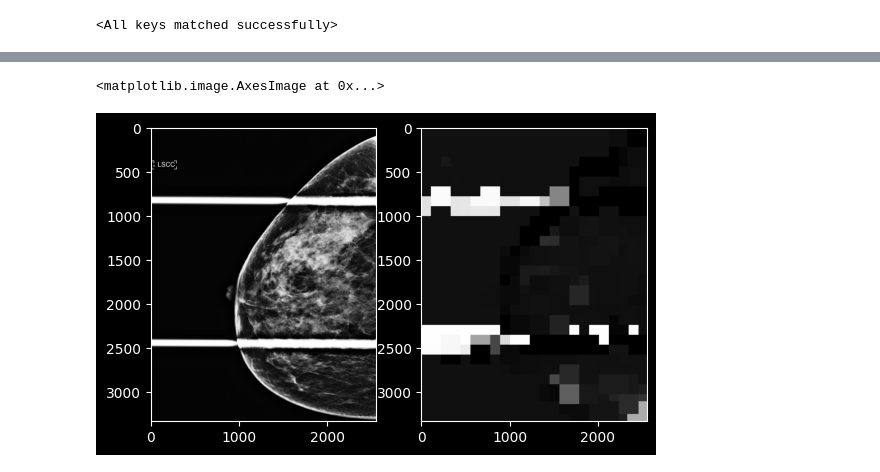
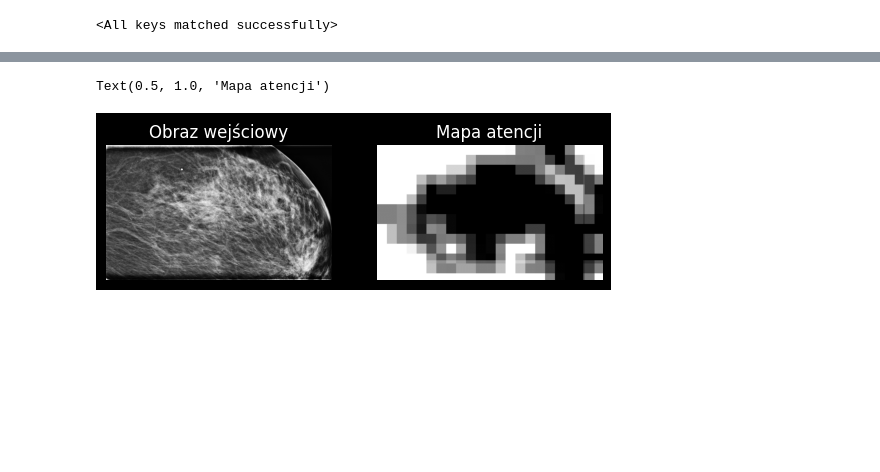
Before and after one commit to Khazara1/MIL-PyTorch, a Jupyter notebook: tools/visualize_attention.ipynb, the cells around one changed output, grey strips where cells are left out. Saved outputs shown, nothing was run; the diff lists cells and outputs as text; code cells hidden in the pictures; blank space fills up the shorter version.

Commit message:
Visualize attention with proper method

```diff
--- a/tools/visualize_attention.ipynb
+++ b/tools/visualize_attention.ipynb
@@ -43,7 +43,10 @@ index = torch.argwhere(test_dataset.labels == 1)[11]
 # %%
 image_path = test_dataset.df.iloc[index.item()].new_path
 # %%
-image = pydicom.dcmread(image_path).pixel_array
+if image_path.endswith(".dcm"):
+    image = pydicom.dcmread(image_path).pixel_array
+else:
+    image = plt.imread(image_path)
 # %%
 features, labels, masks, bags_length, instances_idx, instances_cords = collate_fn([test_dataset[index.item()]])
 # %%
@@ -61,16 +64,22 @@ att_patches = att_expanded.expand(n_instances, 3, 224, 224)
+# %%
+att_patches = att.reshape((1, 1, 1, att.shape[1]))
 # %%
 reconstructed_image = image_patcher.reconstruct_image_from_patches(features, instances_idx[0], (3, h, w))
-att_reconstructed = image_patcher.reconstruct_image_from_patches(att_patches, instances_idx[0], (3, h, w))
+att_reconstructed = image_patcher.reconstruct_attention_map(att_patches, instances_idx[0], (h, w))
 # %%
-att_reconstructed = (att_reconstructed - att_reconstructed.min()) / (att_reconstructed.max() - att_reconstructed.min())
-att_reconstructed *= 255
-att_reconstructed = att_reconstructed.to(torch.long)
+# att_reconstructed = (att_reconstructed - att_reconstructed.min()) / (att_reconstructed.max() - att_reconstructed.min())
+# att_reconstructed *= 255
+# att_reconstructed = att_reconstructed.to(torch.long)
 # %%
 fig, axs = plt.subplots(1, 2)
 
 axs[0].imshow(reconstructed_image.permute(1, 2, 0))
+axs[0].axis('off')
+axs[0].set_title("Obraz wejściowy")
 
-axs[1].imshow(att_reconstructed.detach().permute(1, 2, 0))
+axs[1].imshow(att_reconstructed.detach().squeeze().numpy(), cmap='gray')
+axs[1].axis('off')
+axs[1].set_title("Mapa atencji")
 # %% [output]
-<matplotlib.image.AxesImage at 0x...>
+Text(0.5, 1.0, 'Mapa atencji')
-[figure, old version]
+[figure, new version]
```
Also changed, not shown: parts of 4 cells of this notebook, 2 other files.
